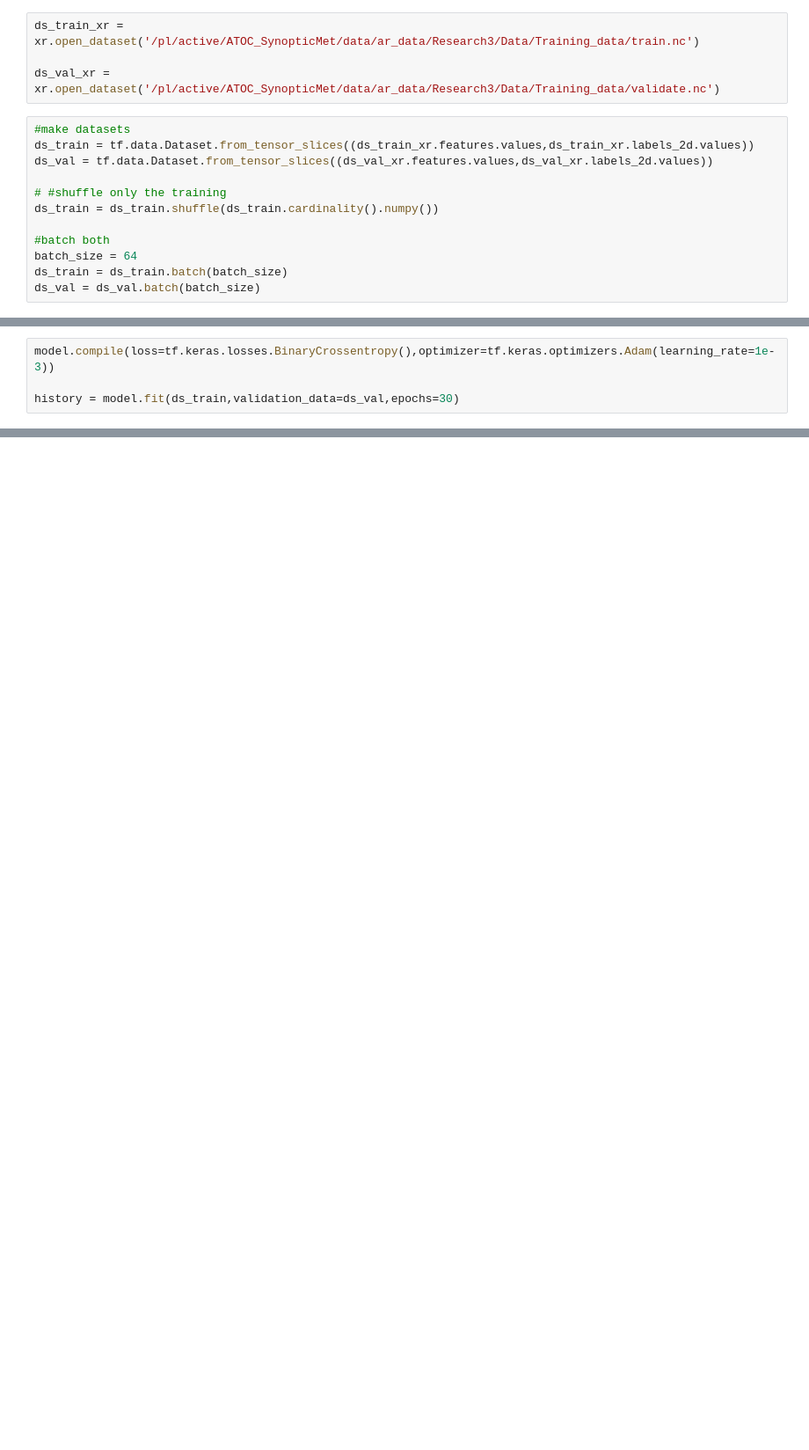
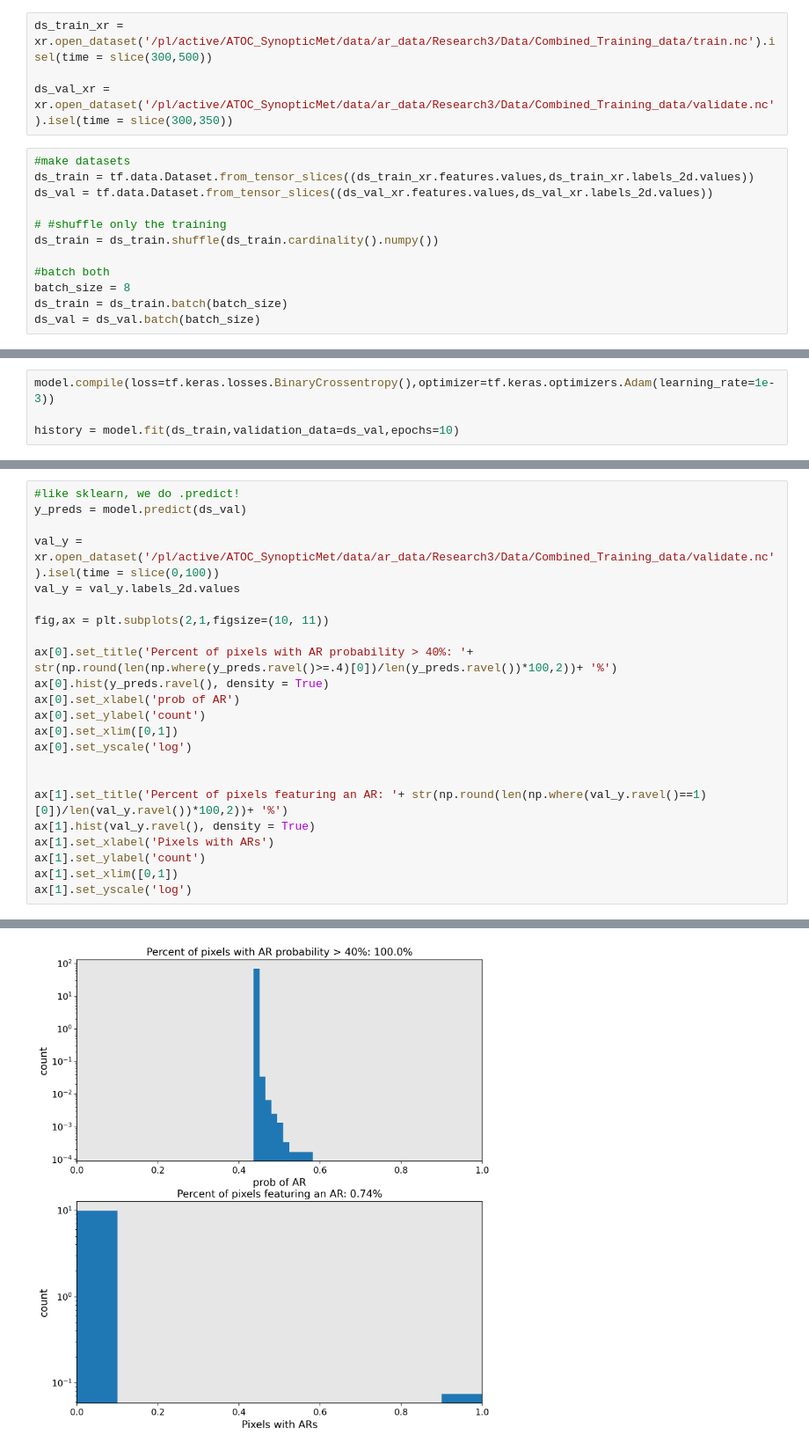
Before and after one commit to rlbaiman/AntarcticAR_ML, a Jupyter notebook: UNET/run_UNET.ipynb, the cells around one changed output, grey strips where cells are left out. Shown: that part at 88% size. Cells and saved outputs as stored; diff of their text form; blank space fills up the shorter version.

Commit message:
run unet in blanca and plot results

```diff
--- a/UNET/run_UNET.ipynb
+++ b/UNET/run_UNET.ipynb
@@ -34,7 +31,7 @@ To enable the following instructions: SSE4.1 SSE4.2 AVX AVX2 AVX512F AVX512_VNNI
 # %%
-ds_train_xr = xr.open_dataset('/pl/active/ATOC_SynopticMet/data/ar_data/Research3/Data/Training_data/train.nc')
+ds_train_xr = xr.open_dataset('/pl/active/ATOC_SynopticMet/data/ar_data/Research3/Data/Combined_Training_data/train.nc').isel(time = slice(300,500))
 
-ds_val_xr = xr.open_dataset('/pl/active/ATOC_SynopticMet/data/ar_data/Research3/Data/Training_data/validate.nc')
+ds_val_xr = xr.open_dataset('/pl/active/ATOC_SynopticMet/data/ar_data/Research3/Data/Combined_Training_data/validate.nc').isel(time = slice(300,350))
 # %%
 #make datasets
 ds_train = tf.data.Dataset.from_tensor_slices((ds_train_xr.features.values,ds_train_xr.labels_2d.values))
@@ -44,7 +41,7 @@ ds_val = tf.data.Dataset.from_tensor_slices((ds_val_xr.features.values,ds_val_xr
 ds_train = ds_train.shuffle(ds_train.cardinality().numpy())
 
 #batch both
-batch_size = 64
+batch_size = 8
 ds_train = ds_train.batch(batch_size)
 ds_val = ds_val.batch(batch_size)
 # %%
@@ -57,4 +80,4 @@ model.summary()
 # %%
 model.compile(loss=tf.keras.losses.BinaryCrossentropy(),optimizer=tf.keras.optimizers.Adam(learning_rate=1e-3))
 
-history = model.fit(ds_train,validation_data=ds_val,epochs=30)
+history = model.fit(ds_train,validation_data=ds_val,epochs=10)
@@ -68,0 +107,24 @@ plt.xlim([0,1])
+# %%
+#like sklearn, we do .predict!
+y_preds = model.predict(ds_val)
+
+val_y = xr.open_dataset('/pl/active/ATOC_SynopticMet/data/ar_data/Research3/Data/Combined_Training_data/validate.nc').isel(time = slice(0,100))
+val_y = val_y.labels_2d.values
+
+fig,ax = plt.subplots(2,1,figsize=(10, 11))
+
+ax[0].set_title('Percent of pixels with AR probability > 40%: '+ str(np.round(len(np.where(y_preds.ravel()>=.4)[0])/len(y_preds.ravel())*100,2))+ '%')
+ax[0].hist(y_preds.ravel(), density = True)
+ax[0].set_xlabel('prob of AR')
+ax[0].set_ylabel('count')
+ax[0].set_xlim([0,1])
+ax[0].set_yscale('log')
+
+
+ax[1].set_title('Percent of pixels featuring an AR: '+ str(np.round(len(np.where(val_y.ravel()==1)[0])/len(val_y.ravel())*100,2))+ '%')
+ax[1].hist(val_y.ravel(), density = True)
+ax[1].set_xlabel('Pixels with ARs')
+ax[1].set_ylabel('count')
+ax[1].set_xlim([0,1])
+ax[1].set_yscale('log')
+# %% [output]
@@ -69 +132,2 @@ plt.xlim([0,1])
+[figure, added]
 # %%
```
Also changed, not shown: parts of 14 cells of this notebook, 3 other files.
